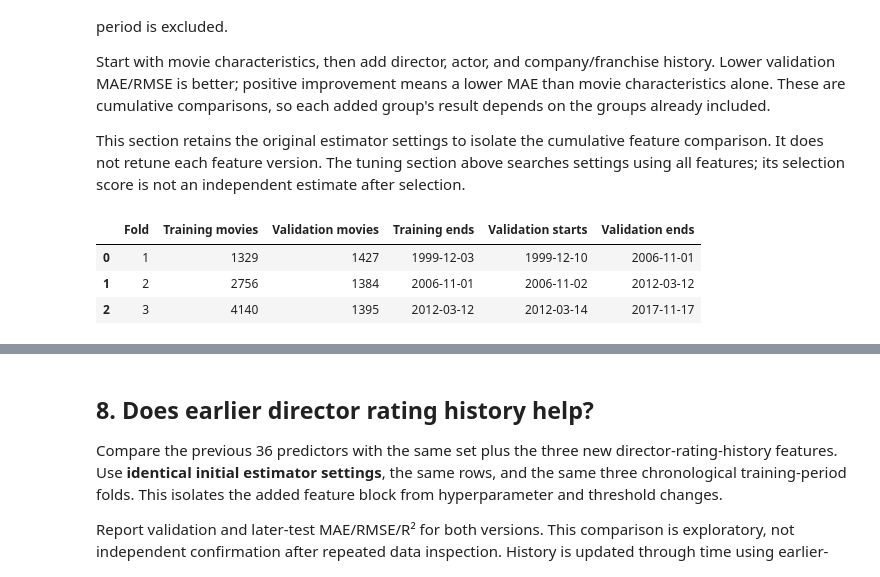
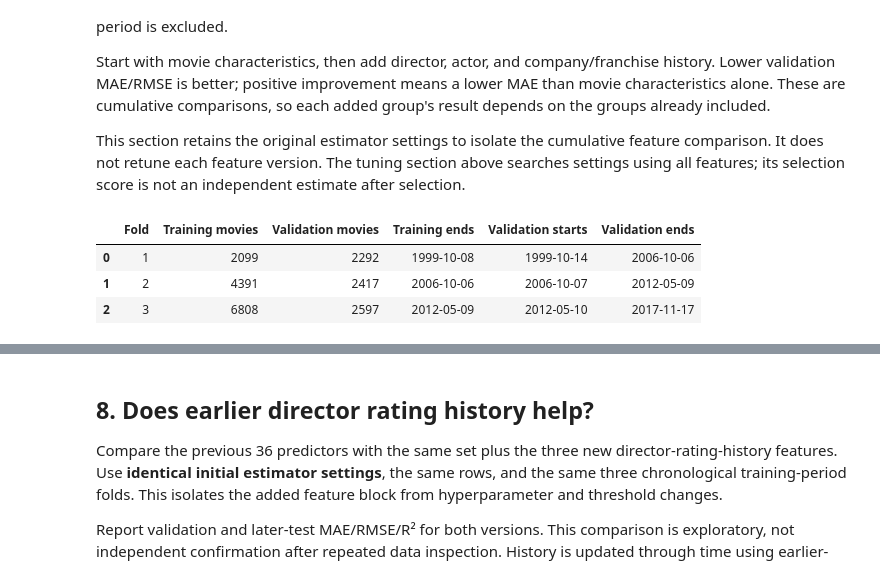
Before and after one commit to DS-6021-Group-2/DS6021_Group2_FinalProject, a Jupyter notebook: Modeling_scripts/rating_models/linear_model.ipynb, the cells around one changed output, grey strips where cells are left out. Cells and saved outputs as stored; diff of their text form; code cells hidden in the pictures.

```diff
--- a/Modeling_scripts/rating_models/linear_model.ipynb
+++ b/Modeling_scripts/rating_models/linear_model.ipynb
@@ -68,5 +112,5 @@ Train on approximately the earliest 80% and evaluate on the latest 20%. Movies s
 # %%
-cutoff = movies.loc[int(len(movies) * 0.8), "release_date"]
+cutoff = pd.Timestamp(CUTOFF_DATE)
 train_mask = movies["release_date"].lt(cutoff)
 test_mask = ~train_mask
 X_train, X_test = X.loc[train_mask].copy(), X.loc[test_mask].copy()
@@ -107,7 +151,7 @@ def make_linear_model(columns):
     ])
     return Pipeline([
         ("preprocessor", preprocessing),
-        ("regression", LinearRegression()),
+        ("regression", LinearRegression(**MODEL_SETTINGS)),
     ])
 
 initial_model = make_linear_model(FEATURE_COLUMNS)
@@ -138,7 +184,7 @@ assert tuning_dates.index.equals(X_train.index)
 unique_tuning_dates = np.sort(tuning_dates.unique())
 tuning_splits = []
 tuning_periods = []
-for fold, (earlier, later) in enumerate(TimeSeriesSplit(n_splits=3).split(unique_tuning_dates), 1):
+for fold, (earlier, later) in enumerate(TimeSeriesSplit(n_splits=N_VALIDATION_SPLITS).split(unique_tuning_dates), 1):
     fit_positions = np.flatnonzero(tuning_dates.isin(unique_tuning_dates[earlier]).to_numpy())
     validation_positions = np.flatnonzero(tuning_dates.isin(unique_tuning_dates[later]).to_numpy())
     assert tuning_dates.iloc[fit_positions].max() < tuning_dates.iloc[validation_positions].min()
@@ -152,8 +198,6 @@ for fold, (earlier, later) in enumerate(TimeSeriesSplit(n_splits=3).split(unique
     })
 display(pd.DataFrame(tuning_periods))
 
-PARAM_GRID = {}
-TUNING_METRIC = "MAE"  # Lower MAE is better; the scorer returns its negative.
 SCORING = {"MAE": "neg_mean_absolute_error", "RMSE": "neg_root_mean_squared_error", "R2": "r2"}
 
 search = GridSearchCV(
@@ -223,6 +269,7 @@ feature_versions = {
     "+ Actor history": movie_features + director_features + actor_features,
     "All features": movie_features + director_features + actor_features + company_franchise_features,
 }
+feature_versions = {name: feature_versions[name] for name in FEATURE_GROUPS_TO_COMPARE}
 assert set(feature_versions["All features"]) == set(FEATURE_COLUMNS)
 assert all(len(columns) == len(set(columns)) for columns in feature_versions.values())
 
@@ -388,28 +436,28 @@ assert all(len(columns) == len(set(columns)) for columns in feature_versions.val
 # %%
 # Split unique dates so equal release dates never appear on both sides.
 training_dates = movies.loc[train_mask, "release_date"]
 unique_dates = np.sort(training_dates.unique())
 validation_splits = []
 split_details = []
-for fold, (earlier, later) in enumerate(TimeSeriesSplit(n_splits=3).split(unique_dates), 1):
+for fold, (earlier, later) in enumerate(TimeSeriesSplit(n_splits=N_VALIDATION_SPLITS).split(unique_dates), 1):
     fit_indices = training_dates.index[training_dates.isin(unique_dates[earlier])]
     validation_indices = training_dates.index[training_dates.isin(unique_dates[later])]
     assert movies.loc[fit_indices, "release_date"].max() < movies.loc[validation_indices, "release_date"].min()
     assert set(fit_indices).isdisjoint(validation_indices)
     assert set(fit_indices).union(validation_indices).issubset(set(X_train.index))
     validation_splits.append((fold, fit_indices, validation_indices))
     split_details.append({
         "Fold": fold, "Training movies": len(fit_indices), "Validation movies": len(validation_indices),
         "Training ends": movies.loc[fit_indices, "release_date"].max().date(),
         "Validation starts": movies.loc[validation_indices, "release_date"].min().date(),
         "Validation ends": movies.loc[validation_indices, "release_date"].max().date(),
     })
 display(pd.DataFrame(split_details))
 # %% [output]
 |  | Fold | Training movies | Validation movies | Training ends | Validation starts | Validation ends |
-| 0 | 1 | 1329 | 1427 | 1999-12-03 | 1999-12-10 | 2006-11-01 |
-| 1 | 2 | 2756 | 1384 | 2006-11-01 | 2006-11-02 | 2012-03-12 |
-| 2 | 3 | 4140 | 1395 | 2012-03-12 | 2012-03-14 | 2017-11-17 |
+| 0 | 1 | 2099 | 2292 | 1999-10-08 | 1999-10-14 | 2006-10-06 |
+| 1 | 2 | 4391 | 2417 | 2006-10-06 | 2006-10-07 | 2012-05-09 |
+| 2 | 3 | 6808 | 2597 | 2012-05-09 | 2012-05-10 | 2017-11-17 |
 # %%
 comparison_rows = []
 for version, columns in feature_versions.items():
```
Also changed, not shown: parts of 22 cells of this notebook, 24 other files.
